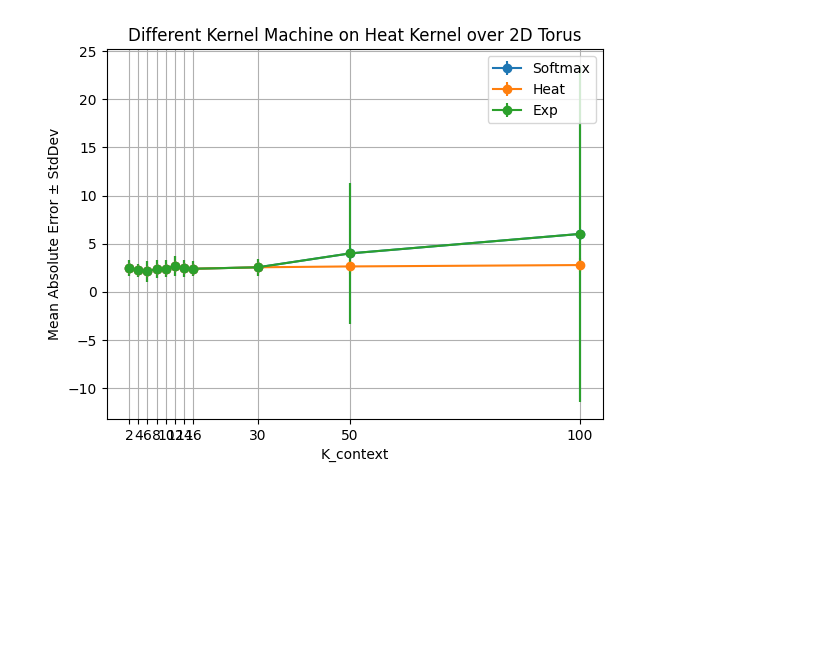
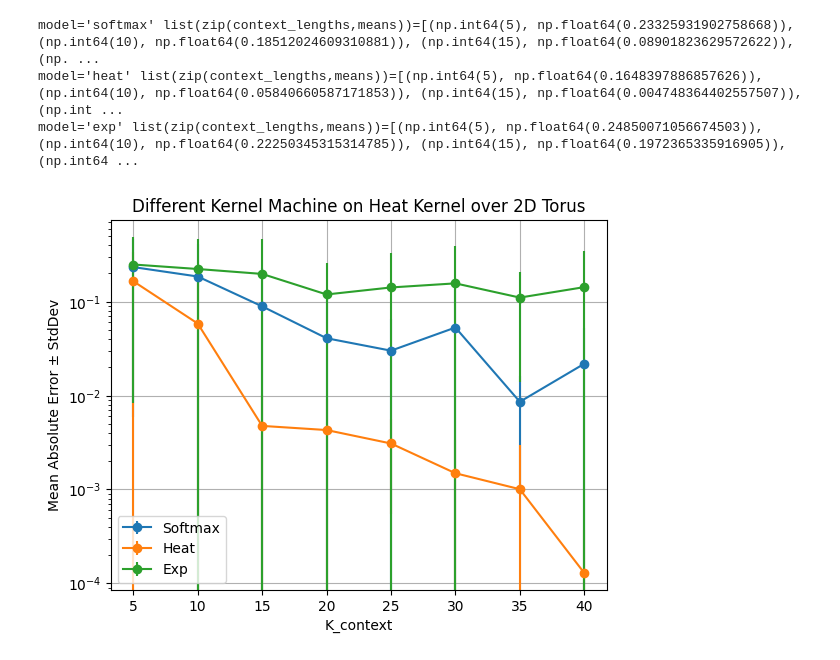
Before and after one commit to JuanCervino/InContextManifold, a Jupyter notebook: torus_kernel.ipynb, the cells around one changed output. Saved outputs shown, nothing was run; the diff lists cells and outputs as text; code cells hidden in the pictures; blank space fills up the shorter version.

```diff
--- a/torus_kernel.ipynb
+++ b/torus_kernel.ipynb
@@ -136,7 +136,7 @@ def predict_heat_torus(X_train, alpha, X_test, t, wrap=True):
     return yhat
 # %%
 device = torch.device("cuda" if torch.cuda.is_available() else "cpu")
-
+device = "cpu"
 p = torch.tensor([np.pi, np.pi], device=device)
 # %%
 def periodic_func(x,p):
@@ -234,2 +247,19 @@ def fit_kernel_machine_exp(X, y, t, lam, wrap=True):
 # %%
-print(tokens.shape)
+import json
+
+class BestConfigTracker:
+    def __init__(self, save_path="best_configs.json"):
+        self.best = {}
+        self.save_path = save_path
+
+    def update(self, model_name, score, t, lam, n):
+        if (
+            model_name not in self.best
+            or score > self.best[model_name]["score"]
+        ):
+            self.best[model_name] = {
+                "t": t,
+                "lam": lam,
+                "score" : score,
+                "context_length": n
+            }
@@ -238,20 +266,21 @@ torch.Size([1, 3, 4])
 # %%
 batch_size = 1
-num_episodes = 30
-context_lengths = [2,4,6,8,10,12,14,16,30, 50, 100]
-ts = [0.0001]
-lams = [1e-8, 0.1]
-
+num_episodes = 100
+context_lengths = 5 *np.arange(1,9)
+ts = [0.01, 0.05, 0.1, 0.5, 1, 2, 3, 4,  5, 10, 20, 50]
+lams = [1e-8, 1e-7, 1e-6, 1e5, 1e-4, 1e-3, 1e-2, 0.1]
+trackers = []
 models = {'softmax': fit_kernel_machine_softmax, 'heat': fit_kernel_machine_heat_torus, 'exp': fit_kernel_machine_exp}
 min_for_model = {model: 0 for model in models.keys()}
 means_for_models = {model: np.array([]) for model in models.keys()}
 stds_for_models = {model: np.array([]) for model in models.keys()}
 for K_context in context_lengths:
+    tracker = BestConfigTracker()
     this_vals_for_model ={model: np.zeros(num_episodes) for model in models.keys()}
     for rep in range(num_episodes):  # multiple samples to average over
         min_for_model = {model: 100 for model in models.keys()}
 
-        tokens, y_q = sample_episode(batch_size, K_context, p, device)
+        tokens, y_q = sample_episode(batch_size, K_context, p, device, func=periodic_func)
         # Test various (t_tilde, lam_tilde) combinations
         for t_tilde in ts:
             for lam_tilde in lams:
@@ -264,10 +293,11 @@ for K_context in context_lengths:
                     X_test = tokens.cpu().numpy()[0,-1:,0:2]
 
                     try :
-                        K, alpha = func(X, y, t=t_tilde, lam=lam_tilde)
+                        K, alpha = func(X, y, t=t_tilde, lam=K_context*lam_tilde)
                         y_pred = predict_heat_torus(X, alpha, X_test, t=t_tilde)
                         if np.abs(y_pred - y_q.cpu().numpy()) < min:
                             min_for_model[model] = np.abs(y_pred - y_q.cpu().numpy())[0]
+                            tracker.update(model, np.abs(y_pred - y_q.cpu().numpy())[0], t_tilde, lam_tilde, K_context)
 
 
                         # print(f"y_pred:{y_pred.item()}, y:{y_q.cpu().numpy()}, t_tilde:{t_tilde}, lam_tilde:{lam_tilde}   error {np.abs(y_pred - y_q.cpu().numpy())}")
@@ -283,4 +313,5 @@ for K_context in context_lengths:
         means_for_models[model] = np.append(means_for_models[model], mean_error)
         stds_for_models[model] = np.append(stds_for_models[model], std_error)
         print(f"{model=} K_context:{K_context}   Mean error over {num_episodes} episodes: {mean_error} ± {std_error}")
+    trackers.append(tracker)
 # %% [output]
@@ -304,15 +335,20 @@ model='exp' K_context:100   Mean error over 30 episodes: 6.013665272890225 ± 17
 # %%
 for model in models.keys():
     means = means_for_models[model]
 
     stds = stds_for_models[model]
+    print(f'{model=} {list(zip(context_lengths,means))=}')
     plt.errorbar(context_lengths, means, yerr=stds, fmt='-o', label=model.capitalize())
 plt.xlabel('K_context')
 plt.ylabel('Mean Absolute Error ± StdDev')
+plt.yscale('log')
 plt.title('Different Kernel Machine on Heat Kernel over 2D Torus')
 plt.xticks(context_lengths)
 plt.grid(True)
 plt.legend()
 plt.show()
 # %% [output]
+model='softmax' list(zip(context_lengths,means))=[(np.int64(5), np.float64(0.23325931902758668)), (np.int64(10), np.float64(0.18512024609310881)), (np.int64(15), np.float64(0.08901823629572622)), (np. ...
+model='heat' list(zip(context_lengths,means))=[(np.int64(5), np.float64(0.1648397886857626)), (np.int64(10), np.float64(0.05840660587171853)), (np.int64(15), np.float64(0.004748364402557507)), (np.int ...
+model='exp' list(zip(context_lengths,means))=[(np.int64(5), np.float64(0.24850071056674503)), (np.int64(10), np.float64(0.22250345315314785)), (np.int64(15), np.float64(0.1972365335916905)), (np.int64 ...
-[figure, old version]
+[figure, new version]
```
Also changed, not shown: parts of 6 cells of this notebook, 1 other file.
